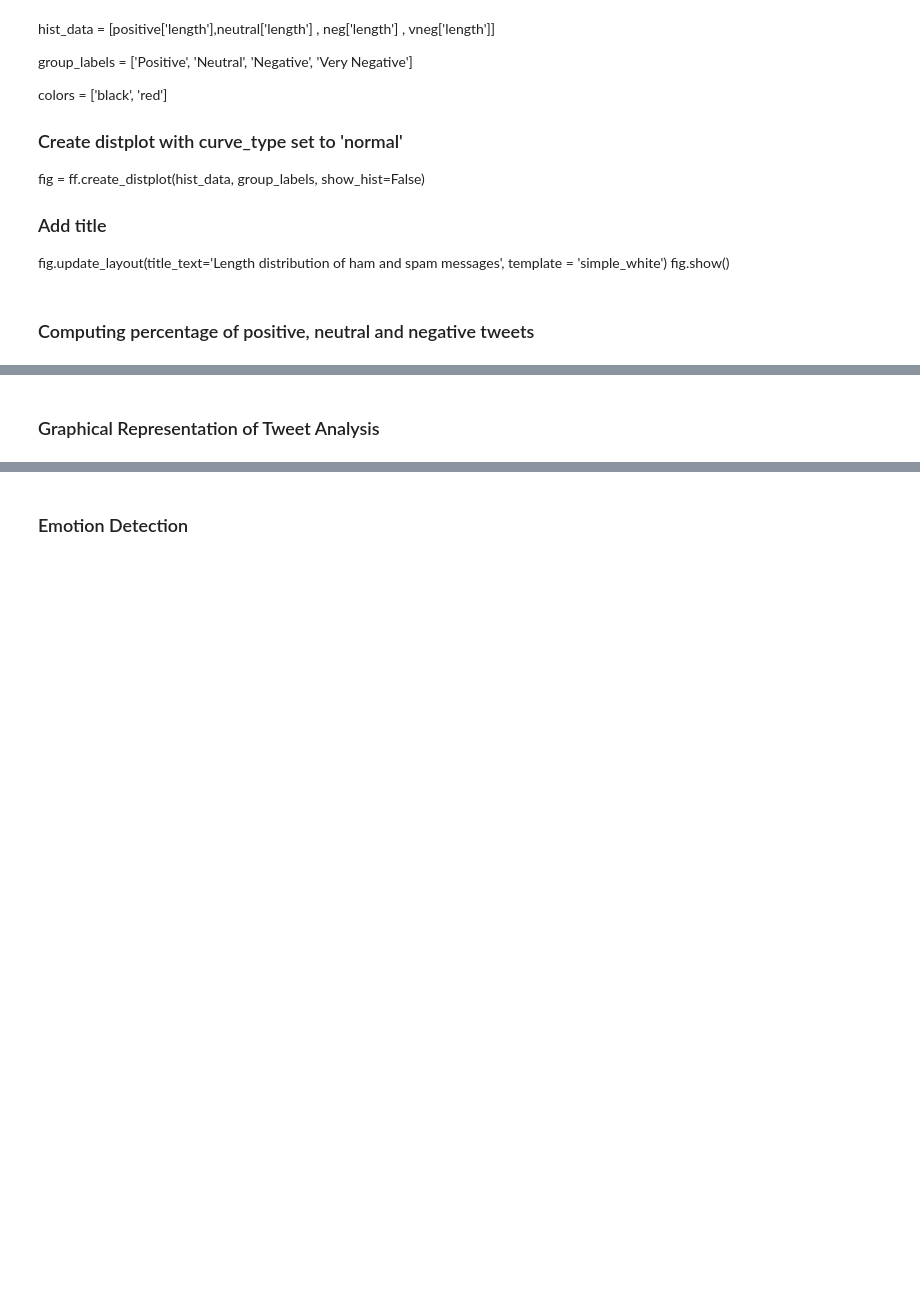
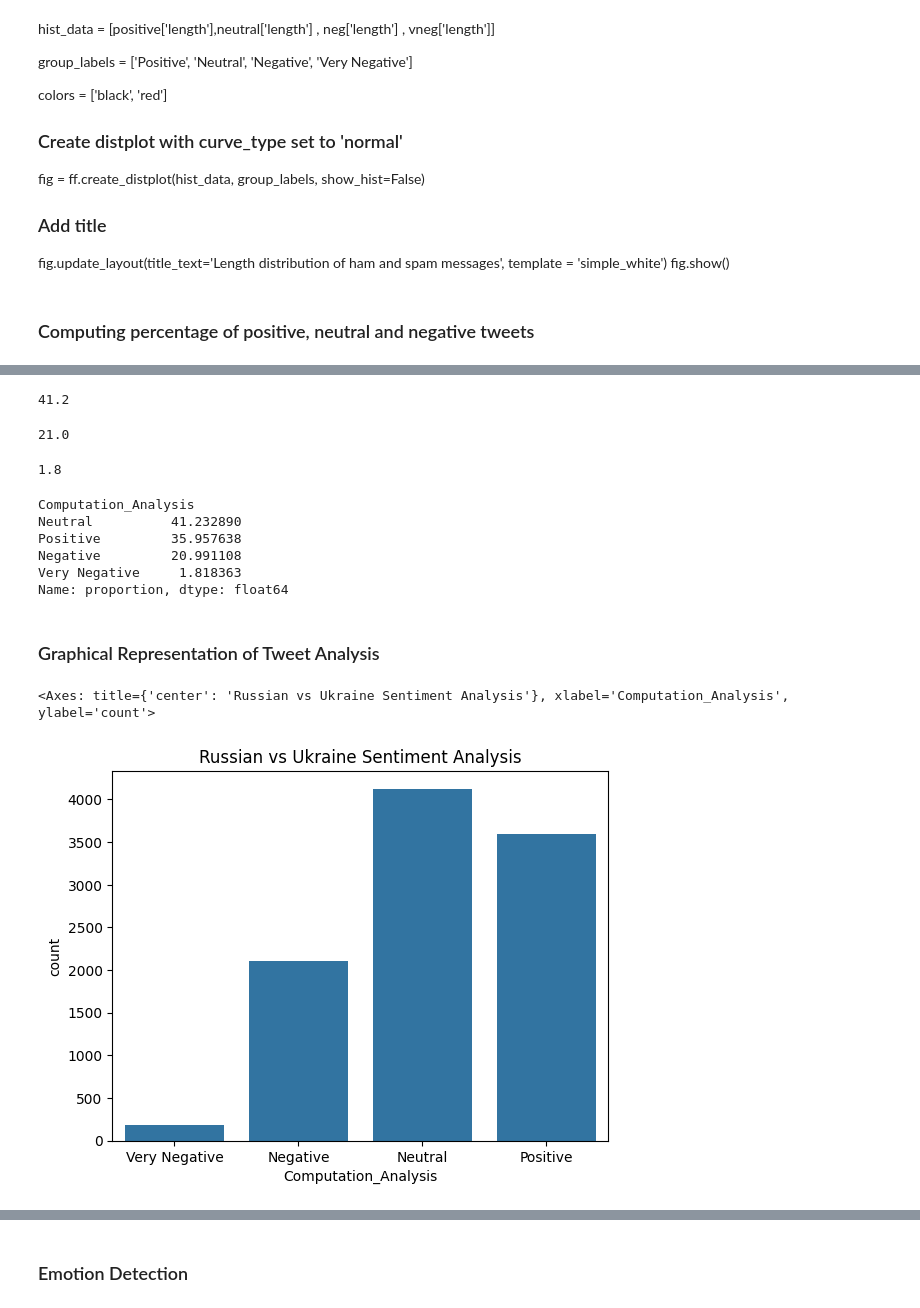
Before and after one commit to celestinesheum/MY-DAC-Curriculum, a Jupyter notebook: DAC-008_Intro_To_NLP/DAC-008_Sentiment_Analysis_1_Student.ipynb, the cells around one changed output, grey strips where cells are left out. Cells and saved outputs as stored; diff of their text form; code cells hidden in the pictures; blank space fills up the shorter version.

```diff
--- a/DAC-008_Intro_To_NLP/DAC-008_Sentiment_Analysis_1_Student.ipynb
+++ b/DAC-008_Intro_To_NLP/DAC-008_Sentiment_Analysis_1_Student.ipynb
@@ -499,9 +520,42 @@ fig.show()
+# %%
+# Percentage of neutral tweets
+neuTweets = sort_data[sort_data.Computation_Analysis=='Neutral']
+neuTweets = neuTweets['Reviewed_Tweet']
+round((neuTweets.shape[0]/sort_data.shape[0] * 100), 1)
+# %% [output]
+41.2
+# %%
+# Percentage of negative tweets
+negTweets = sort_data[sort_data.Computation_Analysis=='Negative']
+negTweets = negTweets['Reviewed_Tweet']
+round((negTweets.shape[0]/sort_data.shape[0] * 100), 1)
+# %% [output]
+21.0
+# %%
+# Percentage of very negative tweets
+vnegTweets = sort_data[sort_data.Computation_Analysis=='Very Negative']
+vnegTweets = vnegTweets['Reviewed_Tweet']
+round((vnegTweets.shape[0]/sort_data.shape[0] * 100), 1)
+# %% [output]
+1.8
+# %%
+sort_data.Computation_Analysis.value_counts(normalize = True)* 100
+# %% [output]
+Computation_Analysis
+Neutral          41.232890
+Positive         35.957638
+Negative         20.991108
+Very Negative     1.818363
+Name: proportion, dtype: float64
 # %% [markdown]
 ### Graphical Representation of Tweet Analysis
 # %%
-# sort_data['Computation_Analysis'].value_counts()
-# plt.title('Russian vs Ukraine Sentiment Analysis')
-# # plt.xlabel('General Sentiment Type')
-# # plt.ylabel('Count')
-# sns.countplot(x='Computation_Analysis', data=sort_data)
+sort_data['Computation_Analysis'].value_counts()
+plt.title('Russian vs Ukraine Sentiment Analysis')
+#plt.xlabel('General Sentiment Type')
+#plt.ylabel('Count')
+sns.countplot(x='Computation_Analysis', data=sort_data)
+# %% [output]
+<Axes: title={'center': 'Russian vs Ukraine Sentiment Analysis'}, xlabel='Computation_Analysis', ylabel='count'>
+[figure, added]
 # %%
```
Also changed, not shown: parts of 12 cells of this notebook.
